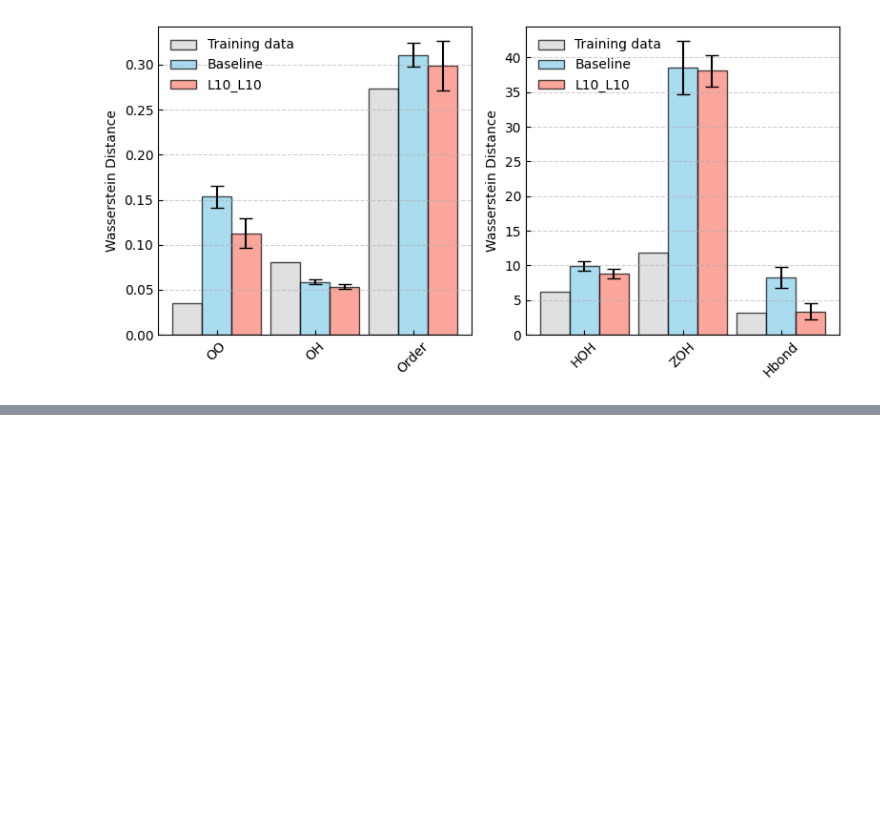
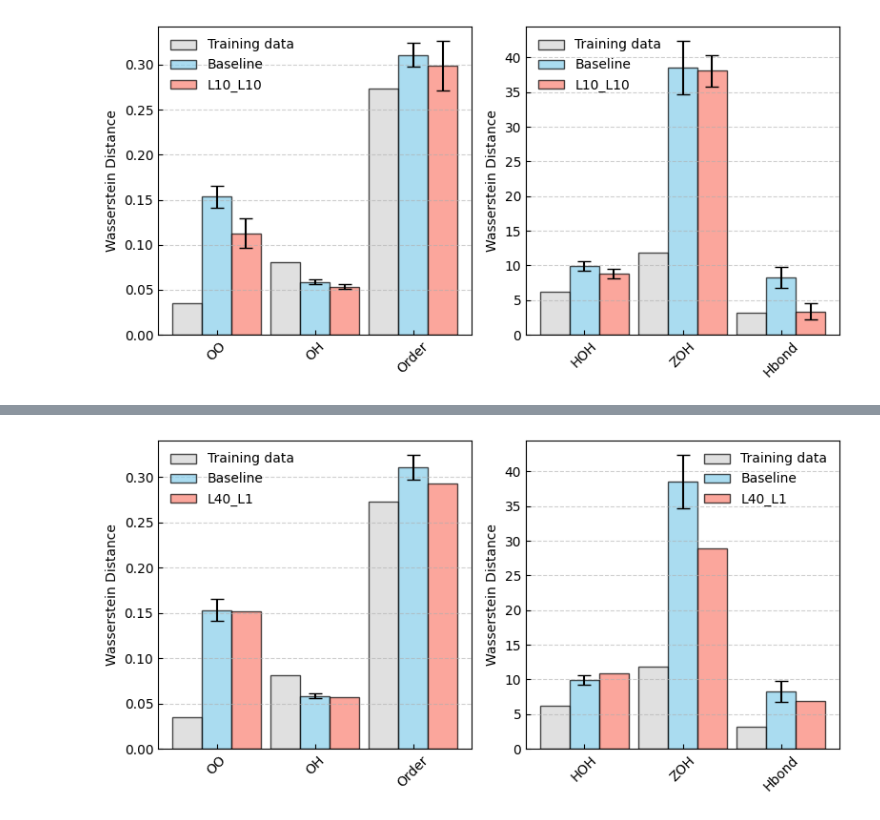
Before and after one commit to huangchieh/StructureMetrics, a Jupyter notebook: 03_plots.ipynb, the cells around one changed output, grey strips where cells are left out. Saved outputs shown, nothing was run; the diff lists cells and outputs as text; code cells hidden in the pictures; blank space fills up the shorter version.

```diff
--- a/03_plots.ipynb
+++ b/03_plots.ipynb
@@ -191,0 +196,4 @@ show('L20_L1')
+# %%
+show('L40_L1')
+# %% [output]
+[figure, added]
```
Also changed, not shown: parts of 11 cells of this notebook.
